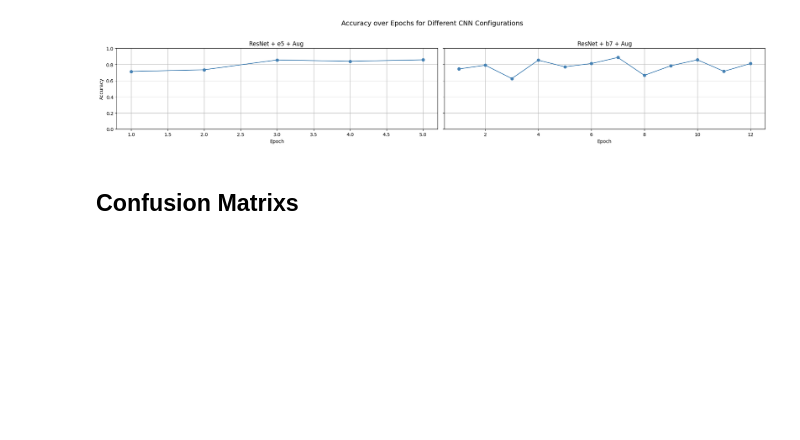
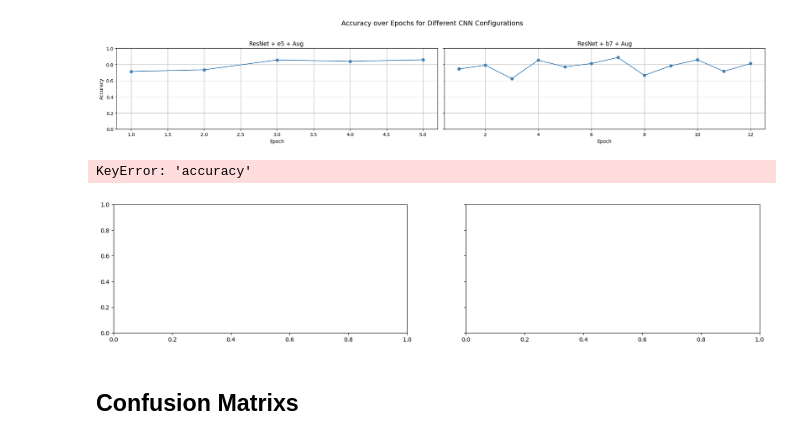
Before and after one commit to Meliothep/ML-001, a Jupyter notebook: notebook/predsCompare.ipynb, the cells around one changed output. Cells and saved outputs as stored; diff of their text form; code cells hidden in the pictures; blank space fills up the shorter version.

```diff
--- a/notebook/predsCompare.ipynb
+++ b/notebook/predsCompare.ipynb
@@ -72,6 +72,12 @@ preds_res_e5 = pd.read_parquet("../output/ChestXRayResNet_ChestXRay_preds_e5.par
 metrics_res_b7 = pd.read_parquet("../output/ChestXRayResNet_ChestXRay_metrics_b7.parquet")
 preds_res_b7 = pd.read_parquet("../output/ChestXRayResNet_ChestXRay_preds_b7.parquet")
 
+metrics_svm = pd.read_parquet("../output/ChestXRaySVM_ChestXRay_metrics.parquet")
+preds_svm = pd.read_parquet("../output/ChestXRaySVM_ChestXRay_preds.parquet")
+
+metrics_svm_rff = pd.read_parquet("../output/ChestXRaySvmRFF_ChestXRay_metrics.parquet")
+preds_svm_rff = pd.read_parquet("../output/ChestXRaySvmRFF_ChestXRay_preds.parquet")
+
 # Quick look
 metrics_224.head()
 # %% [output]
@@ -186,6 +232,32 @@ plt.tight_layout(rect=[0, 0.03, 1, 0.95])
 plt.show()
 # %% [output]
 [figure]
+# %%
+# Titles and datasets
+metric_sets = [
+    ("SVM", metrics_svm),
+    ("SVM RFF", metrics_svm_rff)
+]
+
+
+# Create subplots
+fig, axes = plt.subplots(1, 2, figsize=(20, 4), sharey=True)
+
+# Plot accuracy vs epoch
+for ax, (title, df) in zip(axes, metric_sets):
+    ax.plot(df["epoch"], df["accuracy"], marker='o', label="Accuracy", color="steelblue")
+    ax.set_title(title)
+    ax.set_xlabel("Epoch")
+    ax.set_ylabel("Accuracy" if ax == axes[0] else "")
+    ax.set_ylim(0, 1)
+    ax.grid(True)
+
+plt.suptitle("Accuracy over Epochs for Different CNN Configurations", fontsize=14)
+plt.tight_layout(rect=[0, 0.03, 1, 0.95])
+plt.show()
+# %% [output]
+KeyError: 'accuracy'
+[figure, added]
 # %% [markdown]
 ## Confusion Matrixs
 # %%
```
Also changed, not shown: parts of 3 cells of this notebook, 27 other files.
